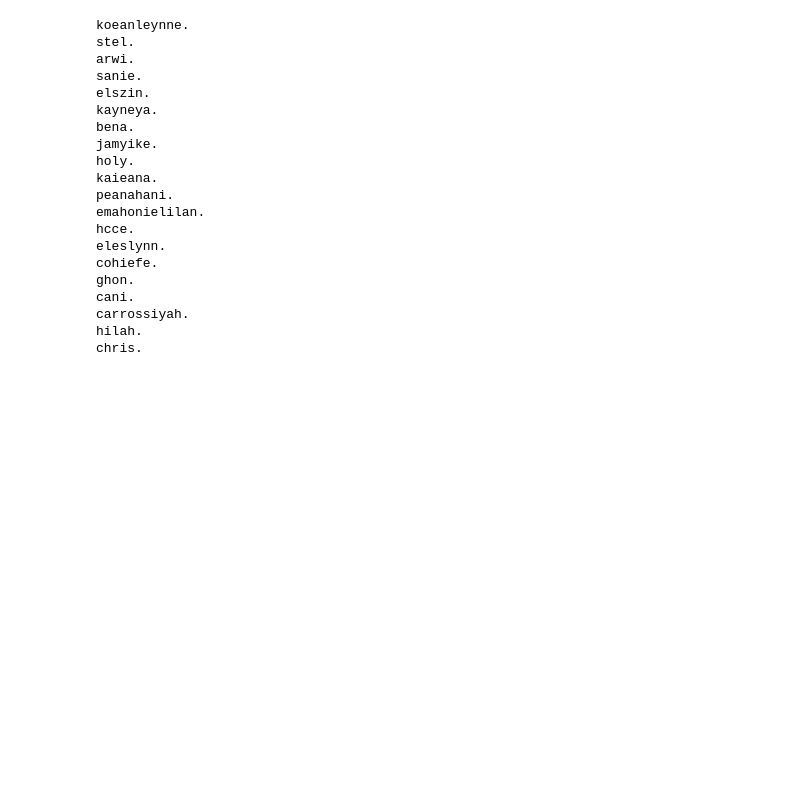
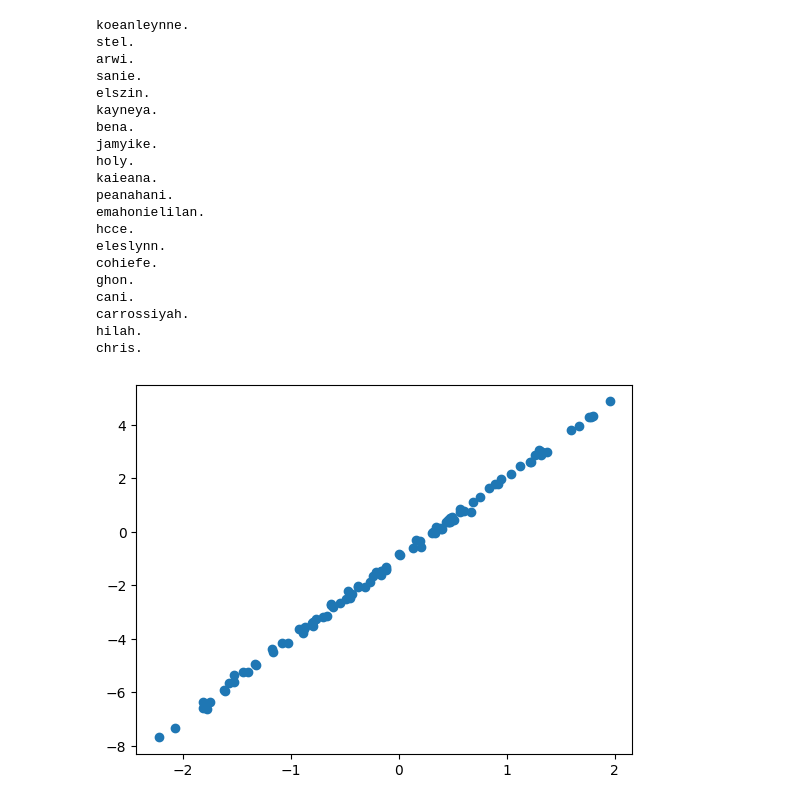
Before and after one commit to jsmidt/scratch, a Jupyter notebook: makemore_jax/lecture3_jax.ipynb, the cells around one changed output. Drawn from its saved outputs; the diff is of its cells as text; code cells hidden in the pictures; blank space fills up the shorter version.

```diff
--- a/makemore_jax/lecture3_jax.ipynb
+++ b/makemore_jax/lecture3_jax.ipynb
@@ -259,3 +259,14 @@ cani.
 carrossiyah.
 hilah.
 chris.
+# %%
+key, x_key = jax.random.split(key)
+xs = jax.random.normal(x_key, (100,), dtype=jnp.float32)
+
+key, n_key = jax.random.split(key)
+noise = jax.random.normal(n_key, (100,), dtype=jnp.float32)*0.1
+ys = xs * 3 - 1 + noise
+
+plt.scatter(xs, ys);
+# %% [output]
+[figure, added]
```
Also changed, not shown: parts of 9 cells of this notebook, 1 other file.
